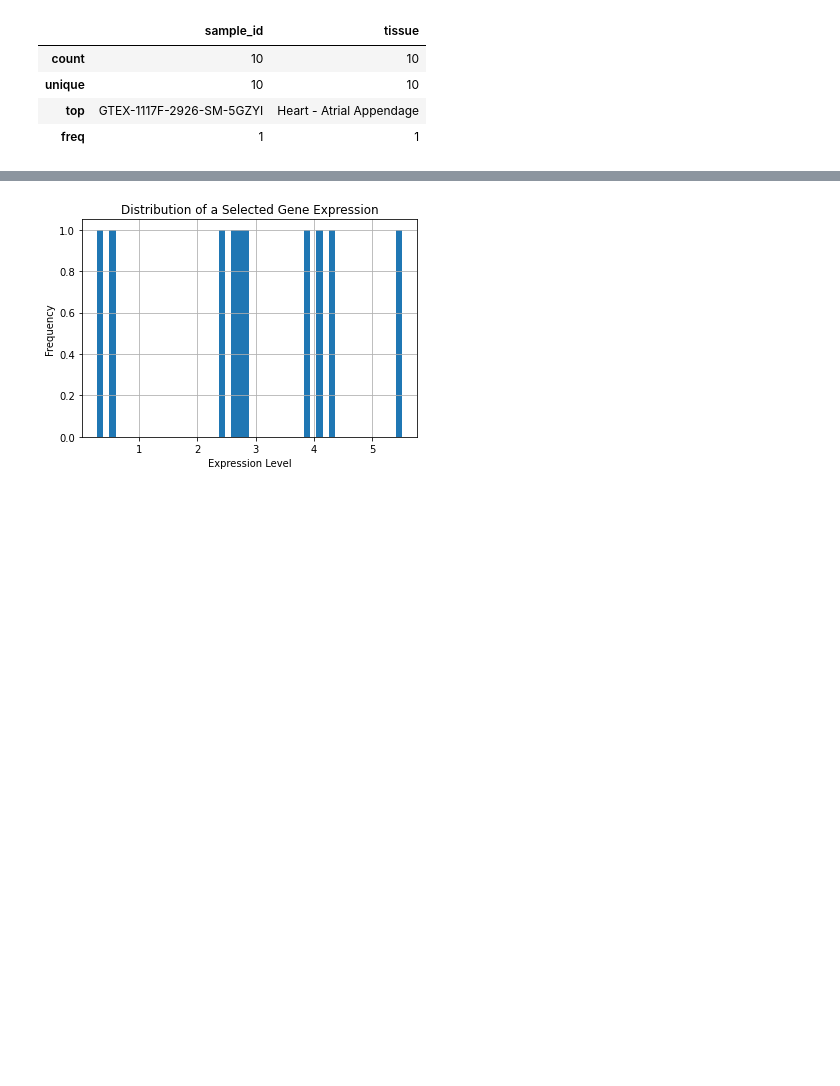
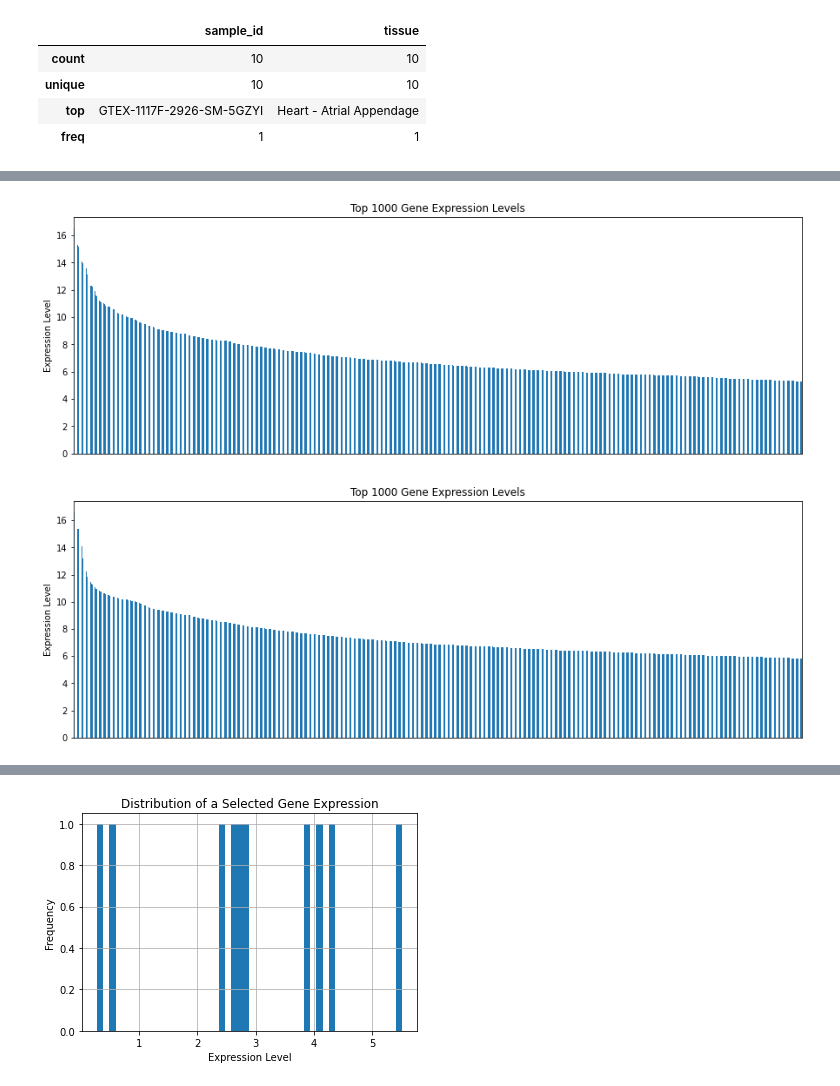
Before and after one commit to notaiax/Prediction-of-protein-isoforms-using-semi-supervised-learning, a Jupyter notebook: explore_data.ipynb, the cells around one changed output, grey strips where cells are left out. Drawn from its saved outputs; the diff is of its cells as text; code cells hidden in the pictures; blank space fills up the shorter version.

```diff
--- a/explore_data.ipynb
+++ b/explore_data.ipynb
@@ -171,0 +254,6 @@ chunk.describe()
+# %%
+plot_top_genes_no_text(data_chunk.iloc[0], top_n=1000)
+plot_top_genes_no_text(data_chunk.iloc[1], top_n=1000)
+# %% [output]
+[figure, added]
+[figure, added]
```
Also changed, not shown: parts of 25 cells of this notebook.
